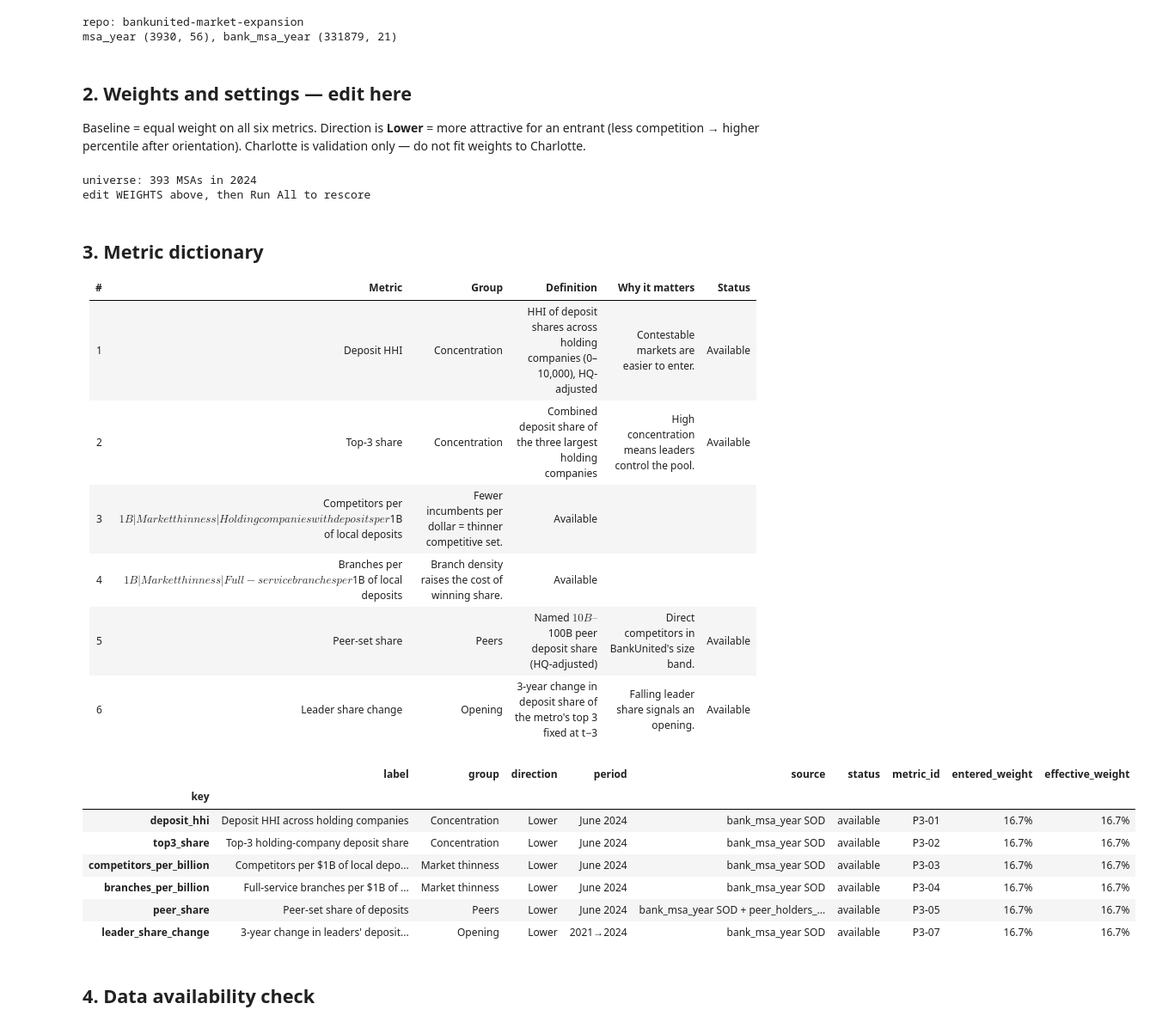
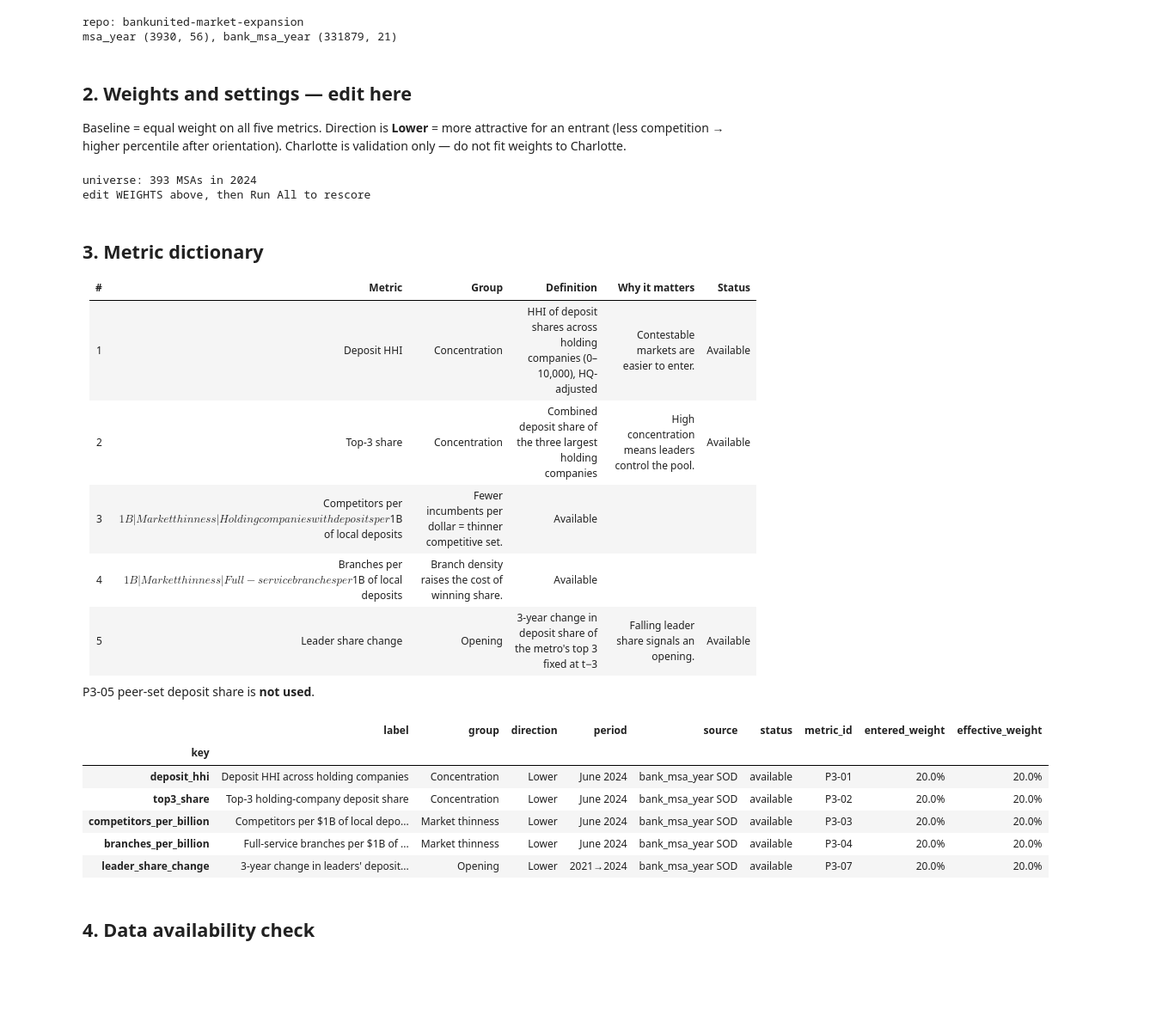
Before and after one commit to Kottakotavenkatakeerthika/bankunited-market-expansion, a Jupyter notebook: notebooks/pillar3_competition.ipynb, the cells around one changed output. Shown at 86% size. Saved outputs shown, nothing was run; the diff lists cells and outputs as text; code cells hidden in the pictures; blank space fills up the shorter version.

Commit message:
Update pillar3_competition notebook (no P3-05)

```diff
--- a/notebooks/pillar3_competition.ipynb
+++ b/notebooks/pillar3_competition.ipynb
@@ -126,24 +126,22 @@ def show_rank_table(results, n=25):
 # %% [markdown]
 ## 2. Weights and settings — edit here
 
-Baseline = equal weight on all six metrics. Direction is **Lower** = more attractive for an entrant (less competition → higher percentile after orientation). Charlotte is validation only — do not fit weights to Charlotte.
+Baseline = equal weight on all five  metrics. Direction is **Lower** = more attractive for an entrant (less competition → higher percentile after orientation). Charlotte is validation only — do not fit weights to Charlotte.
 # %%
 WEIGHTS = {
     # Concentration
-    "deposit_hhi":             1 / 6,   # P3-01
-    "top3_share":              1 / 6,   # P3-02
+    "deposit_hhi":             1 / 5,   # P3-01
+    "top3_share":              1 / 5,   # P3-02
     # Market thinness
-    "competitors_per_billion": 1 / 6,   # P3-03
-    "branches_per_billion":    1 / 6,   # P3-04
-    # Peers and opening
-    "peer_share":              1 / 6,   # P3-05
-    "leader_share_change":     1 / 6,   # P3-07
+    "competitors_per_billion": 1 / 5,   # P3-03
+    "branches_per_billion":    1 / 5,   # P3-04
+    # Opening
+    "leader_share_change":     1 / 5,   # P3-07
 }
 
 SETTINGS = {
     "score_year": 2024,
     "hq_adjusted": True,   # exclude main-office + home-banking bookings
-    "peers_path": str(REFERENCE / "peer_holders_v1.csv"),
 }
 EXAMPLE_CBSA = "16740"   # Charlotte
 PILLAR_TAG = "pillar3"
@@ -171,43 +169,41 @@ edit WEIGHTS above, then Run All to rescore
 | 2 | Top-3 share | Concentration | Combined deposit share of the three largest holding companies | High concentration means leaders control the pool. | Available |
 | 3 | Competitors per $1B | Market thinness | Holding companies with deposits per $1B of local deposits | Fewer incumbents per dollar = thinner competitive set. | Available |
 | 4 | Branches per $1B | Market thinness | Full-service branches per $1B of local deposits | Branch density raises the cost of winning share. | Available |
-| 5 | Peer-set share | Peers | Named $10B–$100B peer deposit share (HQ-adjusted) | Direct competitors in BankUnited's size band. | Available |
-| 6 | Leader share change | Opening | 3-year change in deposit share of the metro's top 3 fixed at t−3 | Falling leader share signals an opening. | Available |
+| 5 | Leader share change | Opening | 3-year change in deposit share of the metro's top 3 fixed at t−3 | Falling leader share signals an opening. | Available |
+
+P3-05 peer-set deposit share is **not used**.
 # %%
 REGISTRY = pd.DataFrame([
     ("deposit_hhi", "Deposit HHI across holding companies", "Concentration", "Lower", "June 2024",
      "bank_msa_year SOD", "available", "P3-01"),
     ("top3_share", "Top-3 holding-company deposit share", "Concentration", "Lower", "June 2024",
      "bank_msa_year SOD", "available", "P3-02"),
     ("competitors_per_billion", "Competitors per $1B of local deposits", "Market thinness", "Lower", "June 2024",
      "bank_msa_year SOD", "available", "P3-03"),
     ("branches_per_billion", "Full-service branches per $1B of local deposits", "Market thinness", "Lower", "June 2024",
      "bank_msa_year SOD", "available", "P3-04"),
-    ("peer_share", "Peer-set share of deposits", "Peers", "Lower", "June 2024",
-     "bank_msa_year SOD + peer_holders_v1.csv", "available", "P3-05"),
     ("leader_share_change", "3-year change in leaders' deposit share", "Opening", "Lower", "2021→2024",
      "bank_msa_year SOD", "available", "P3-07"),
 ], columns=["key", "label", "group", "direction", "period", "source", "status", "metric_id"]).set_index("key")
 
 EFFECTIVE = check_weights(WEIGHTS, REGISTRY)
 ACTIVE = list(EFFECTIVE.index)
 DIRECTIONS = REGISTRY.direction.to_dict()
 METRIC_ID = REGISTRY.metric_id.to_dict()
 REGISTRY["entered_weight"] = pd.Series(WEIGHTS)
 REGISTRY["effective_weight"] = EFFECTIVE
 REGISTRY.assign(
     entered_weight=REGISTRY.entered_weight.map("{:.1%}".format),
     effective_weight=REGISTRY.effective_weight.map(lambda v: "—" if pd.isna(v) else f"{v:.1%}"),
 )
 # %% [output]
 |  | label | group | direction | period | source | status | metric_id | entered_weight | effective_weight |
 | key |  |  |  |  |  |  |  |  |  |
-| deposit_hhi | Deposit HHI across holding companies | Concentration | Lower | June 2024 | bank_msa_year SOD | available | P3-01 | 16.7% | 16.7% |
-| top3_share | Top-3 holding-company deposit share | Concentration | Lower | June 2024 | bank_msa_year SOD | available | P3-02 | 16.7% | 16.7% |
-| competitors_per_billion | Competitors per $1B of local depo... | Market thinness | Lower | June 2024 | bank_msa_year SOD | available | P3-03 | 16.7% | 16.7% |
-| branches_per_billion | Full-service branches per $1B of ... | Market thinness | Lower | June 2024 | bank_msa_year SOD | available | P3-04 | 16.7% | 16.7% |
-| peer_share | Peer-set share of deposits | Peers | Lower | June 2024 | bank_msa_year SOD + peer_holders_... | available | P3-05 | 16.7% | 16.7% |
-| leader_share_change | 3-year change in leaders' deposit... | Opening | Lower | 2021→2024 | bank_msa_year SOD | available | P3-07 | 16.7% | 16.7% |
+| deposit_hhi | Deposit HHI across holding companies | Concentration | Lower | June 2024 | bank_msa_year SOD | available | P3-01 | 20.0% | 20.0% |
+| top3_share | Top-3 holding-company deposit share | Concentration | Lower | June 2024 | bank_msa_year SOD | available | P3-02 | 20.0% | 20.0% |
+| competitors_per_billion | Competitors per $1B of local depo... | Market thinness | Lower | June 2024 | bank_msa_year SOD | available | P3-03 | 20.0% | 20.0% |
+| branches_per_billion | Full-service branches per $1B of ... | Market thinness | Lower | June 2024 | bank_msa_year SOD | available | P3-04 | 20.0% | 20.0% |
+| leader_share_change | 3-year change in leaders' deposit... | Opening | Lower | 2021→2024 | bank_msa_year SOD | available | P3-07 | 20.0% | 20.0% |
 # %% [markdown]
 ## 4. Data availability check
 # %%
```
Also changed, not shown: parts of 11 cells of this notebook.
